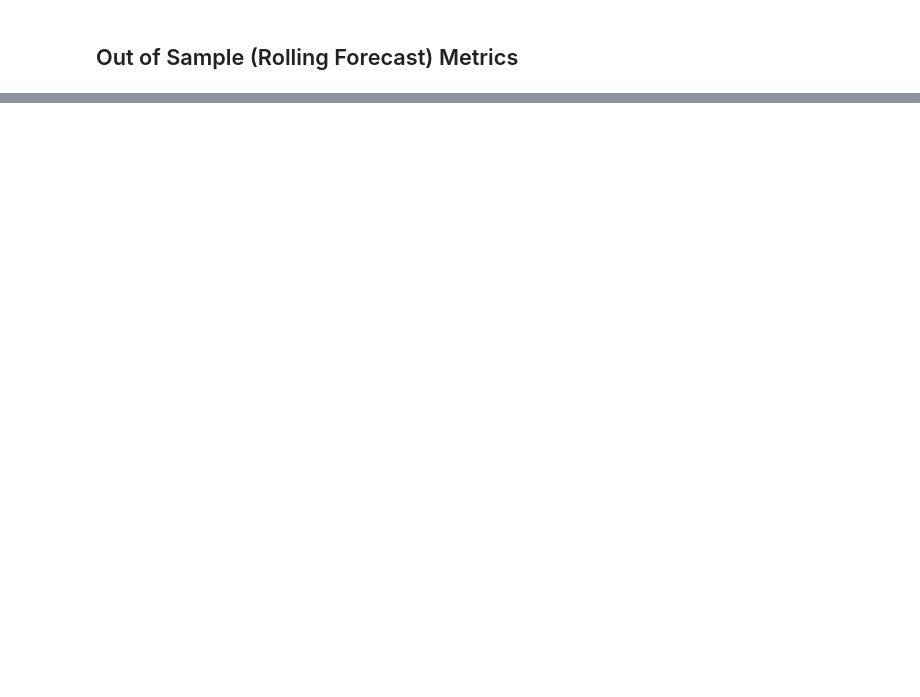
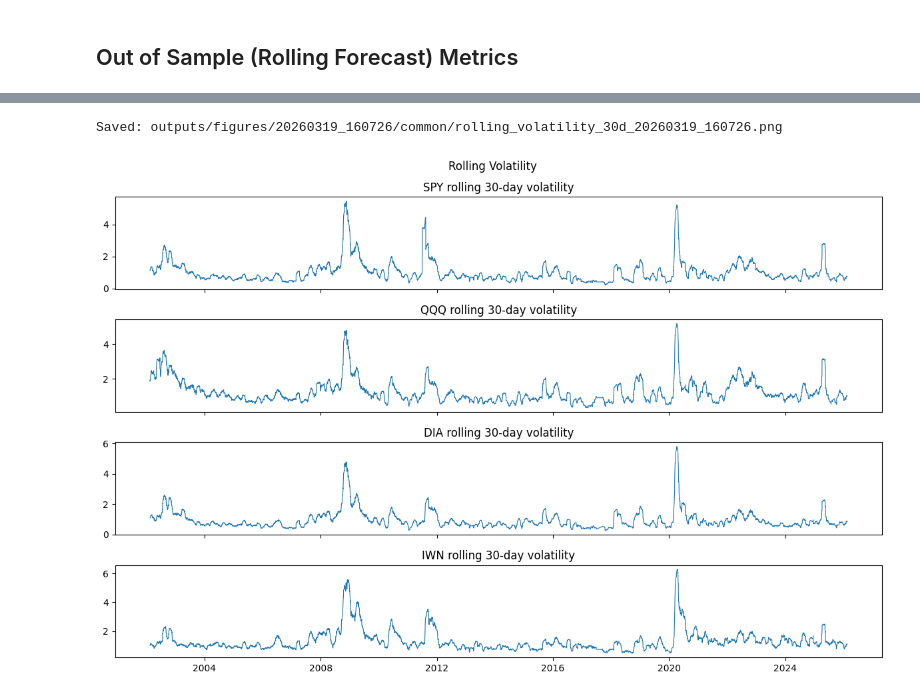
Before and after one commit to JonathanMa03/pmlproject-MaZhuTao-SP26, a Jupyter notebook: models_notebook.ipynb, the cells around one changed output, grey strips where cells are left out. Drawn from its saved outputs; the diff is of its cells as text; code cells hidden in the pictures; blank space fills up the shorter version.

```diff
--- a/models_notebook.ipynb
+++ b/models_notebook.ipynb
@@ -780,0 +899,16 @@ summary_df[["model", "var_hit_rate", "expected_var_rate", "mean_lps", "mean_es"]
+# %%
+window = 30
+fig, axes = plt.subplots(len(SERIES), 1, figsize=(12, 8), sharex=True)
+
+for i, s in enumerate(SERIES):
+    rolling_vol = df[s].rolling(window).std()
+    axes[i].plot(df["date"], rolling_vol, linewidth=0.8)
+    axes[i].set_title(f"{s} rolling {window}-day volatility")
+
+plt.suptitle("Rolling Volatility")
+plt.tight_layout()
+savefig("rolling_volatility_30d", COMMON_FIG)
+plt.show()
+# %% [output]
+Saved: outputs/figures/20260319_160726/common/rolling_volatility_30d_20260319_160726.png
+[figure, added]
```
Also changed, not shown: parts of 64 cells of this notebook, 45 other files.
